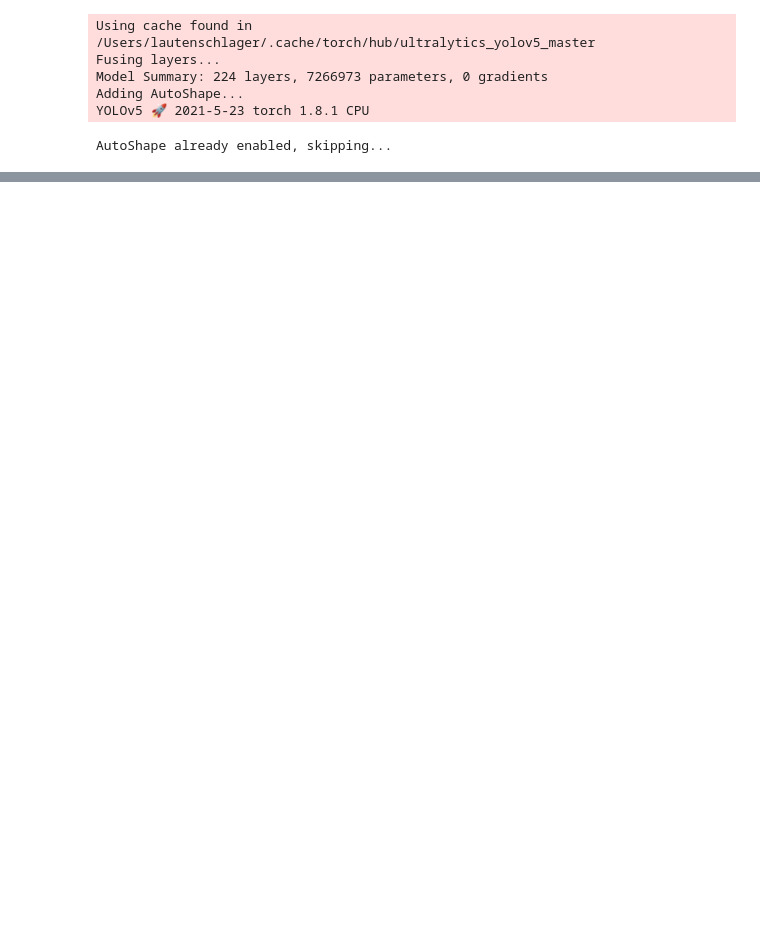
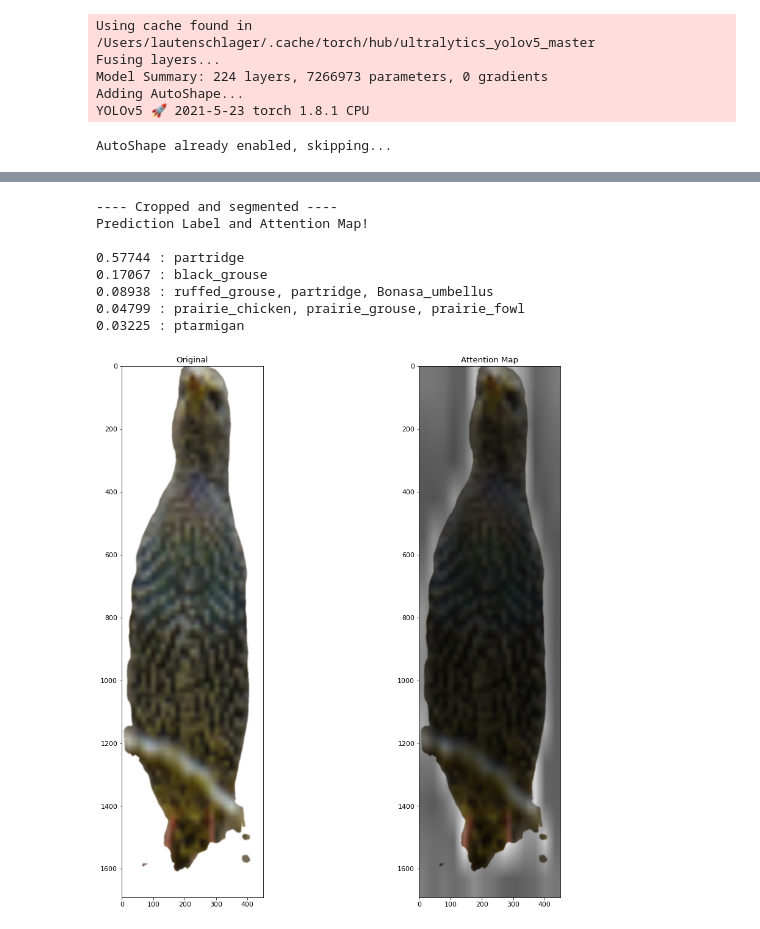
Before and after one commit to tolaut/Detector-ViT, a Jupyter notebook: detector-vit.ipynb, the cells around one changed output, grey strips where cells are left out. Drawn from its saved outputs; the diff is of its cells as text; code cells hidden in the pictures; blank space fills up the shorter version.

```diff
--- a/detector-vit.ipynb
+++ b/detector-vit.ipynb
@@ -286,0 +300,14 @@ PIL.Image.Image
+# %%
+print('---- Cropped and segmented ----')
+cropped_segmented_img = segment(dlab, cropped_img, show_orig=False)
+evaluate(cropped_segmented_img)
+# %% [output]
+---- Cropped and segmented ----
+Prediction Label and Attention Map!
+
+0.57744 : partridge
+0.17067 : black_grouse
+0.08938 : ruffed_grouse, partridge, Bonasa_umbellus
+0.04799 : prairie_chicken, prairie_grouse, prairie_fowl
+0.03225 : ptarmigan
+[figure, added]
```
Also changed, not shown: parts of 7 cells of this notebook.
